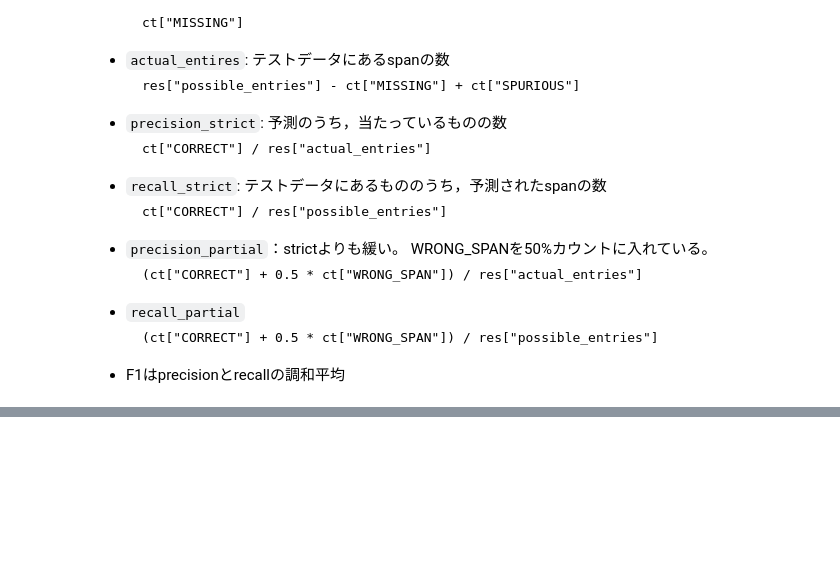
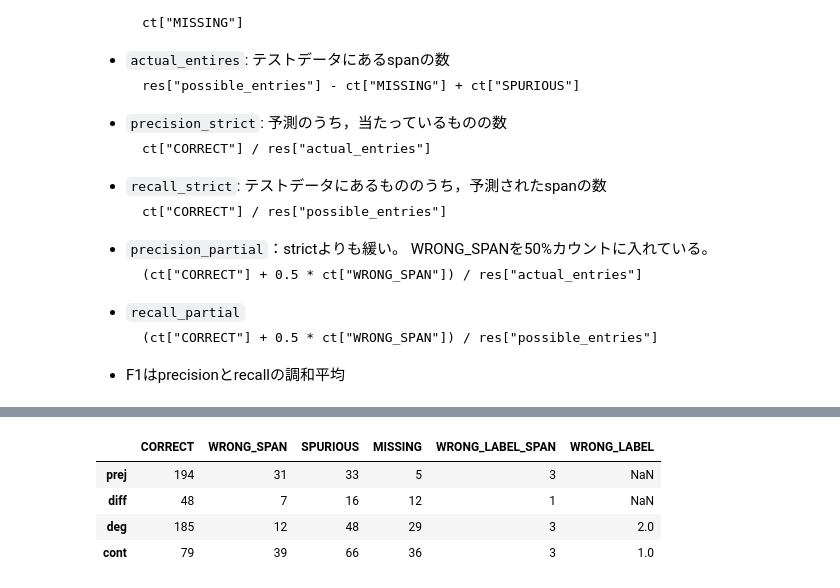
Before and after one commit to ABCTreebank/comparative-ner-utils, a Jupyter notebook: notebooks/stats_2022-09-02.ipynb, the cells around one changed output, grey strips where cells are left out. Cells and saved outputs as stored; diff of their text form; code cells hidden in the pictures; blank space fills up the shorter version.

```diff
--- a/notebooks/stats_2022-09-02.ipynb
+++ b/notebooks/stats_2022-09-02.ipynb
@@ -427,0 +580,14 @@ result["score_spanwise_F1_strict"]
+# %%
+# データカウント
+df_res_count_no_adnom = pd.DataFrame.from_dict(
+    res_no_adnom["score_spanwise_details"],
+    orient = "index",
+)
+
+df_res_count_no_adnom
+# %% [output]
+|  | CORRECT | WRONG_SPAN | SPURIOUS | MISSING | WRONG_LABEL_SPAN | WRONG_LABEL |
+| prej | 194 | 31 | 33 | 5 | 3 | NaN |
+| diff | 48 | 7 | 16 | 12 | 1 | NaN |
+| deg | 185 | 12 | 48 | 29 | 3 | 2.0 |
+| cont | 79 | 39 | 66 | 36 | 3 | 1.0 |
```
Also changed, not shown: parts of 14 cells of this notebook.
